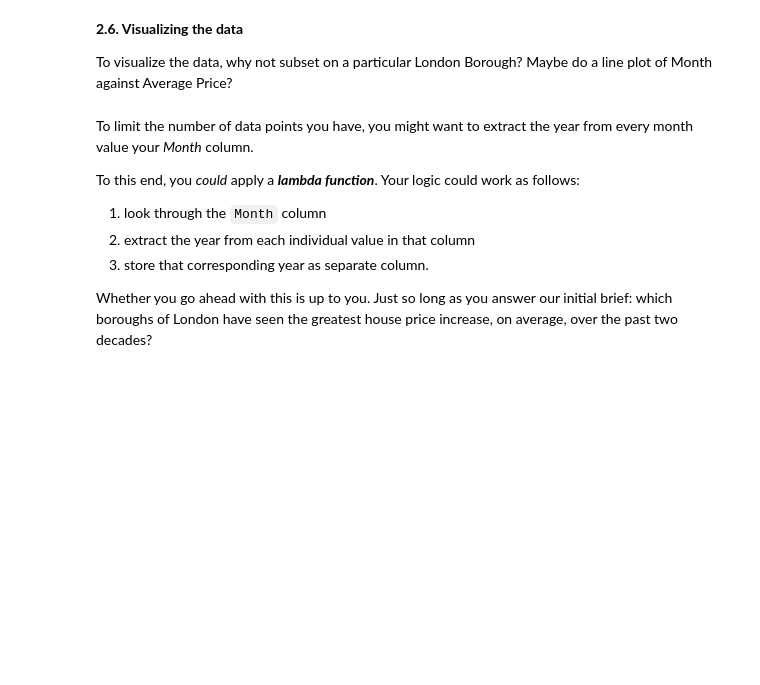
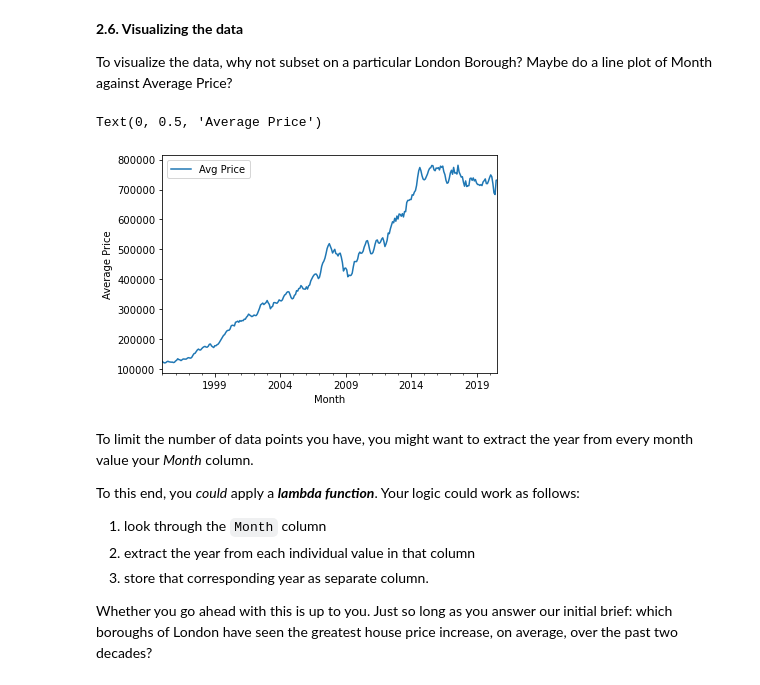
Before and after one commit to ipaulson/sb-unit-4, a Jupyter notebook: Unit 4 Challenge - Tier 3.ipynb, the cells around one changed output. Saved outputs shown, nothing was run; the diff lists cells and outputs as text; code cells hidden in the pictures; blank space fills up the shorter version.

```diff
--- a/Unit 4 Challenge - Tier 3.ipynb
+++ b/Unit 4 Challenge - Tier 3.ipynb
@@ -310,6 +310,13 @@ dtype: int64
 **2.6. Visualizing the data**
 
 To visualize the data, why not subset on a particular London Borough? Maybe do a line plot of Month against Average Price?
+# %%
+hammersmith_avg_price = df[df['Borough'] == 'Hammersmith & Fulham']
+ax = hammersmith_avg_price.plot(kind ='line', x = 'Month', y='Avg Price')
+ax.set_ylabel('Average Price')
+# %% [output]
+Text(0, 0.5, 'Average Price')
+[figure, added]
 # %% [markdown]
 To limit the number of data points you have, you might want to extract the year from every month value your *Month* column.
 
```
Also changed, not shown: parts of 9 cells of this notebook.
